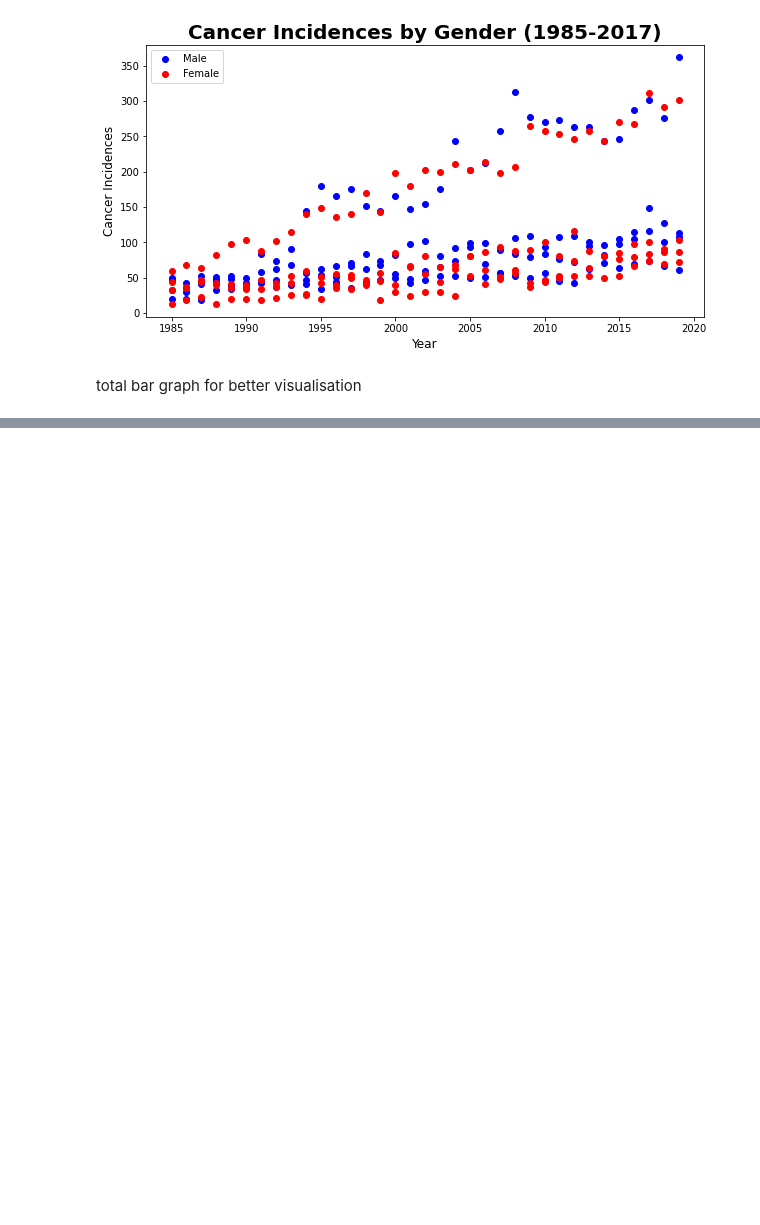
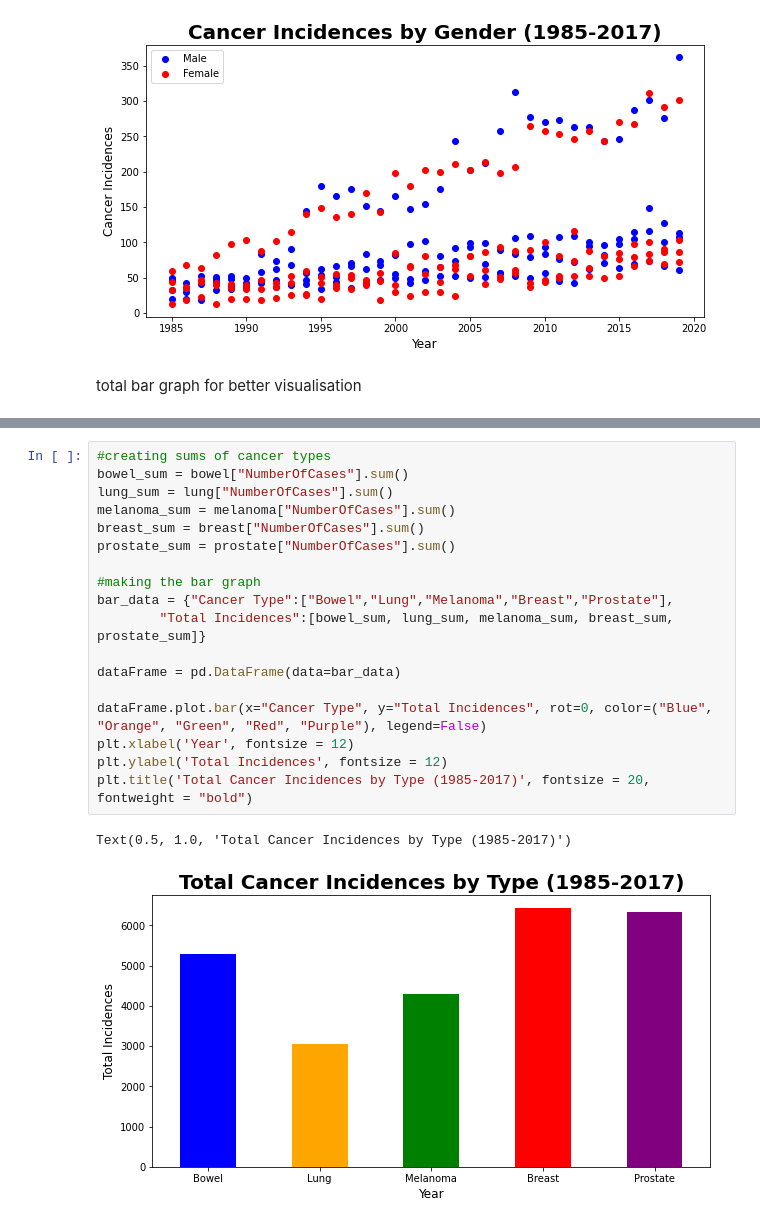
Before and after one commit to RowanSakoulas/data_project, a Jupyter notebook: cancer2.ipynb, the cells around one changed output, grey strips where cells are left out. Saved outputs shown, nothing was run; the diff lists cells and outputs as text; blank space fills up the shorter version.

```diff
--- a/cancer2.ipynb
+++ b/cancer2.ipynb
@@ -114,3 +114,24 @@ plt.title('Total Cancer Incidences by Gender (1985-2017)', fontsize = 20, fontwe
 # %% [output]
 Text(0.5, 1.0, 'Total Cancer Incidences by Gender (1985-2017)')
 [figure]
+# %%
+#creating sums of cancer types
+bowel_sum = bowel["NumberOfCases"].sum()
+lung_sum = lung["NumberOfCases"].sum()
+melanoma_sum = melanoma["NumberOfCases"].sum()
+breast_sum = breast["NumberOfCases"].sum()
+prostate_sum = prostate["NumberOfCases"].sum()
+
+#making the bar graph
+bar_data = {"Cancer Type":["Bowel","Lung","Melanoma","Breast","Prostate"],
+        "Total Incidences":[bowel_sum, lung_sum, melanoma_sum, breast_sum, prostate_sum]}
+
+dataFrame = pd.DataFrame(data=bar_data)
+
+dataFrame.plot.bar(x="Cancer Type", y="Total Incidences", rot=0, color=("Blue", "Orange", "Green", "Red", "Purple"), legend=False)
+plt.xlabel('Year', fontsize = 12)
+plt.ylabel('Total Incidences', fontsize = 12)
+plt.title('Total Cancer Incidences by Type (1985-2017)', fontsize = 20, fontweight = "bold")
+# %% [output]
+Text(0.5, 1.0, 'Total Cancer Incidences by Type (1985-2017)')
+[figure, added]
```
Also changed, not shown: parts of 2 cells of this notebook.
